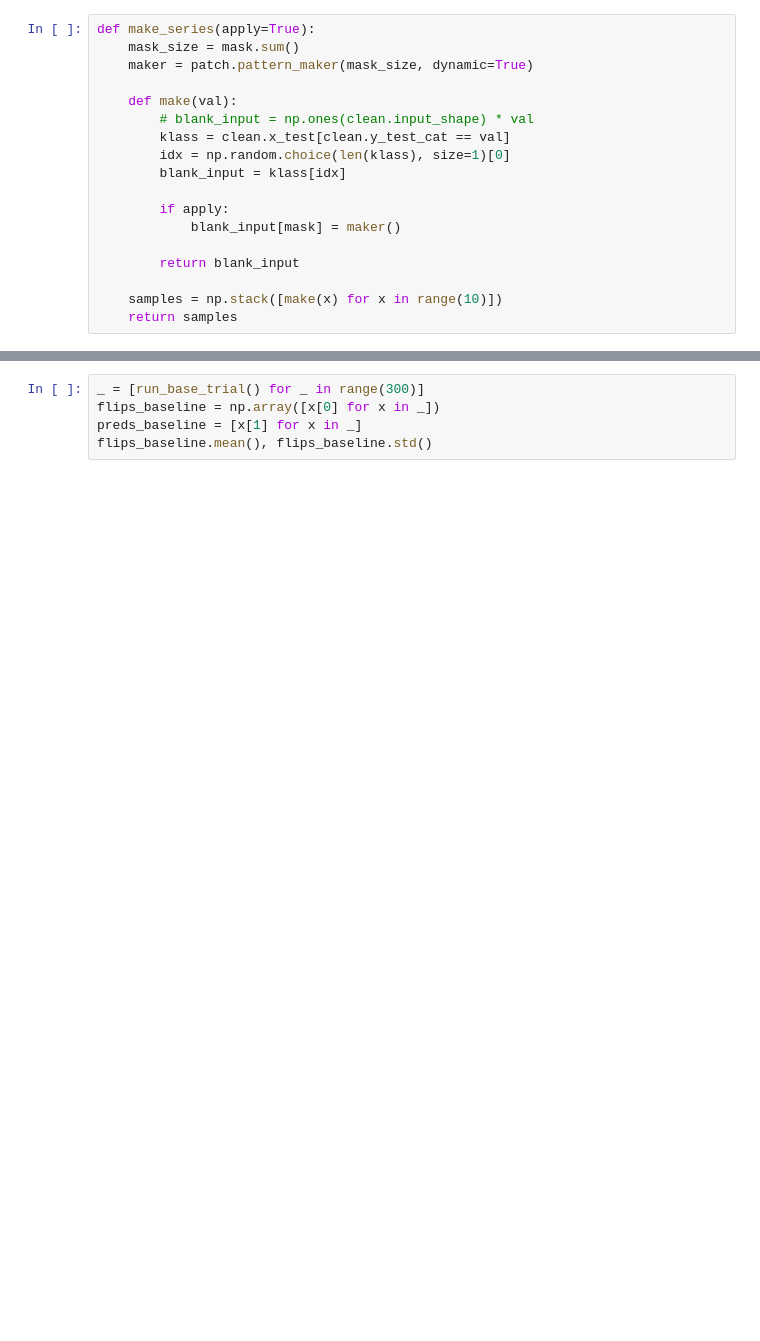
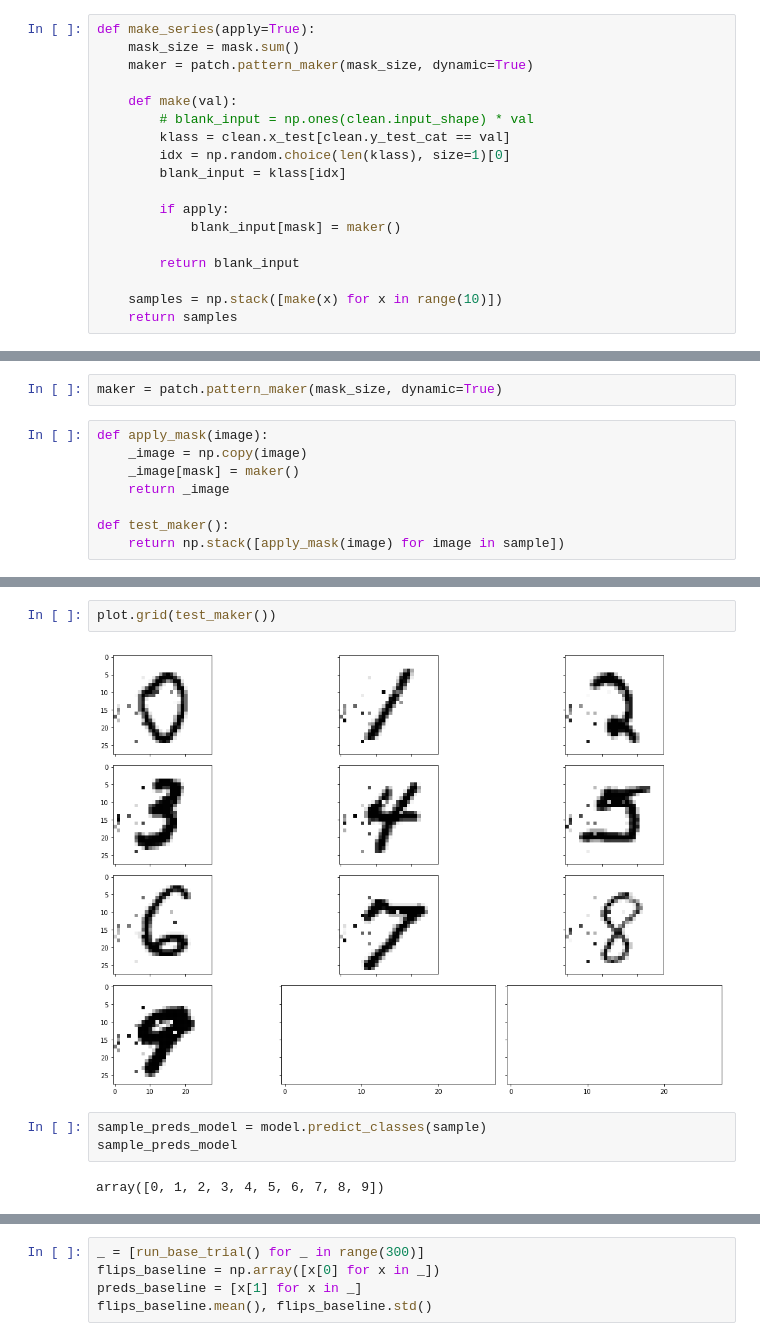
Before and after one commit to edublancas/trojan-defender, a Jupyter notebook: experiments/full-pipeline.ipynb, the cells around one changed output, grey strips where cells are left out. Cells and saved outputs as stored; diff of their text form; blank space fills up the shorter version.

```diff
--- a/experiments/full-pipeline.ipynb
+++ b/experiments/full-pipeline.ipynb
@@ -294,0 +245,10 @@ array([0, 1, 2, 3, 4, 5, 6, 7, 8, 9])
+# %%
+maker = patch.pattern_maker(mask_size, dynamic=True)
+# %%
+def apply_mask(image):
+    _image = np.copy(image)
+    _image[mask] = maker()
+    return _image
+
+def test_maker():
+    return np.stack([apply_mask(image) for image in sample])
@@ -294,0 +259,9 @@ array([0, 1, 2, 3, 4, 5, 6, 7, 8, 9])
+# %%
+plot.grid(test_maker())
+# %% [output]
+[figure, added]
+# %%
+sample_preds_model = model.predict_classes(sample)
+sample_preds_model
+# %% [output]
+array([0, 1, 2, 3, 4, 5, 6, 7, 8, 9])
```
Also changed, not shown: parts of 12 cells of this notebook, 2 other files.
